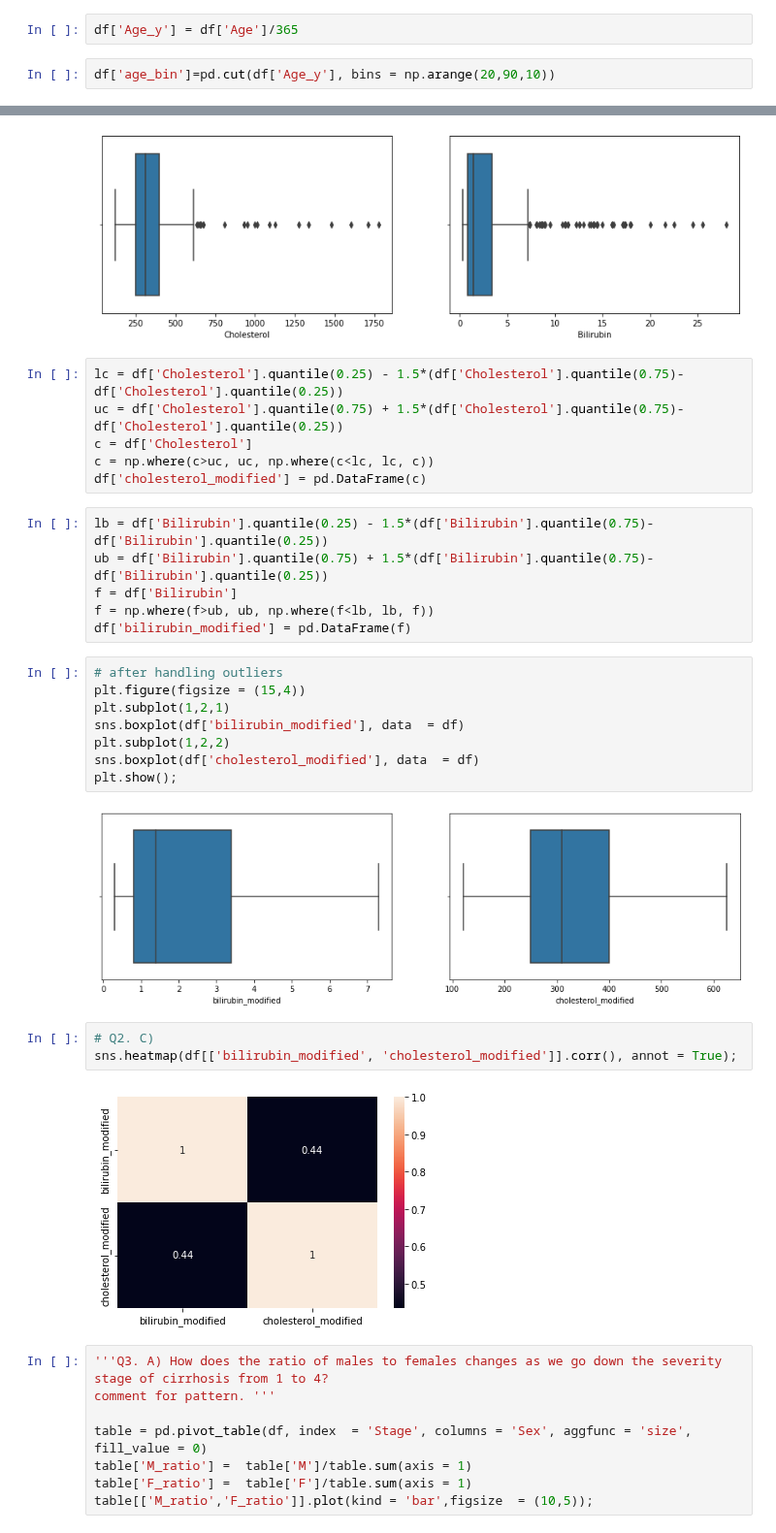
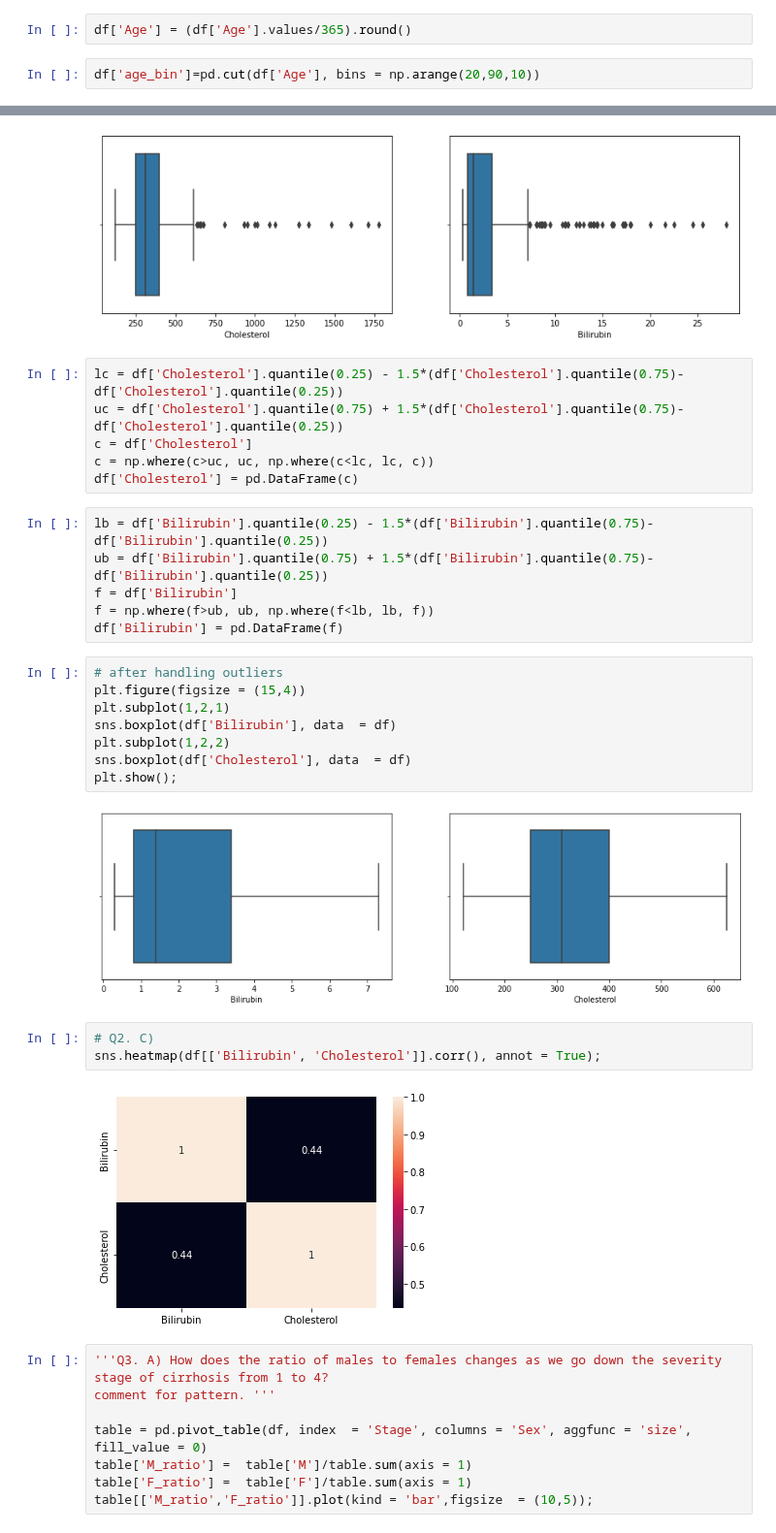
Before and after one commit to abhishekladha13/Cirrhosis, a Jupyter notebook: Cirrhoses.ipynb, the cells around one changed output, grey strips where cells are left out. Shown at 97% size. Drawn from its saved outputs; the diff is of its cells as text.

```diff
--- a/Cirrhoses.ipynb
+++ b/Cirrhoses.ipynb
@@ -37,9 +37,9 @@ sns.heatmap(df[['Drug', 'Ascites', 'Hepatomegaly', 'Spiders', 'Copper', 'Alk_Pho
 # %%
 # Q2 A) how does platelets count vary with age in males and females? show relaltionship using a visualizations
 # %%
-df['Age_y'] = df['Age']/365
+df['Age'] = (df['Age'].values/365).round()
 # %%
-df['age_bin']=pd.cut(df['Age_y'], bins = np.arange(20,90,10))
+df['age_bin']=pd.cut(df['Age'], bins = np.arange(20,90,10))
 # %%
 temp = df.groupby(['age_bin','Sex'], as_index = False)['Platelets'].mean()
 plt.figure(figsize = (10,7))
@@ -63,28 +63,28 @@ lc = df['Cholesterol'].quantile(0.25) - 1.5*(df['Cholesterol'].quantile(0.75)-df
 uc = df['Cholesterol'].quantile(0.75) + 1.5*(df['Cholesterol'].quantile(0.75)-df['Cholesterol'].quantile(0.25))
 c = df['Cholesterol']
 c = np.where(c>uc, uc, np.where(c<lc, lc, c))
-df['cholesterol_modified'] = pd.DataFrame(c)
+df['Cholesterol'] = pd.DataFrame(c)
 # %%
 lb = df['Bilirubin'].quantile(0.25) - 1.5*(df['Bilirubin'].quantile(0.75)-df['Bilirubin'].quantile(0.25))
 ub = df['Bilirubin'].quantile(0.75) + 1.5*(df['Bilirubin'].quantile(0.75)-df['Bilirubin'].quantile(0.25))
 f = df['Bilirubin']
 f = np.where(f>ub, ub, np.where(f<lb, lb, f))
-df['bilirubin_modified'] = pd.DataFrame(f)
+df['Bilirubin'] = pd.DataFrame(f)
 # %%
 # after handling outliers
 plt.figure(figsize = (15,4))
 plt.subplot(1,2,1)
-sns.boxplot(df['bilirubin_modified'], data  = df)
+sns.boxplot(df['Bilirubin'], data  = df)
 plt.subplot(1,2,2)
-sns.boxplot(df['cholesterol_modified'], data  = df)
+sns.boxplot(df['Cholesterol'], data  = df)
 plt.show();
 # %% [output]
-[figure, old version]
+[figure, new version]
 # %%
 # Q2. C)
-sns.heatmap(df[['bilirubin_modified', 'cholesterol_modified']].corr(), annot = True);
+sns.heatmap(df[['Bilirubin', 'Cholesterol']].corr(), annot = True);
 # %% [output]
-[figure, old version]
+[figure, new version]
 # %%
 '''Q3. A) How does the ratio of males to females changes as we go down the severity stage of cirrhosis from 1 to 4?
 comment for pattern. '''
```
Also changed, not shown: parts of 13 cells of this notebook.
